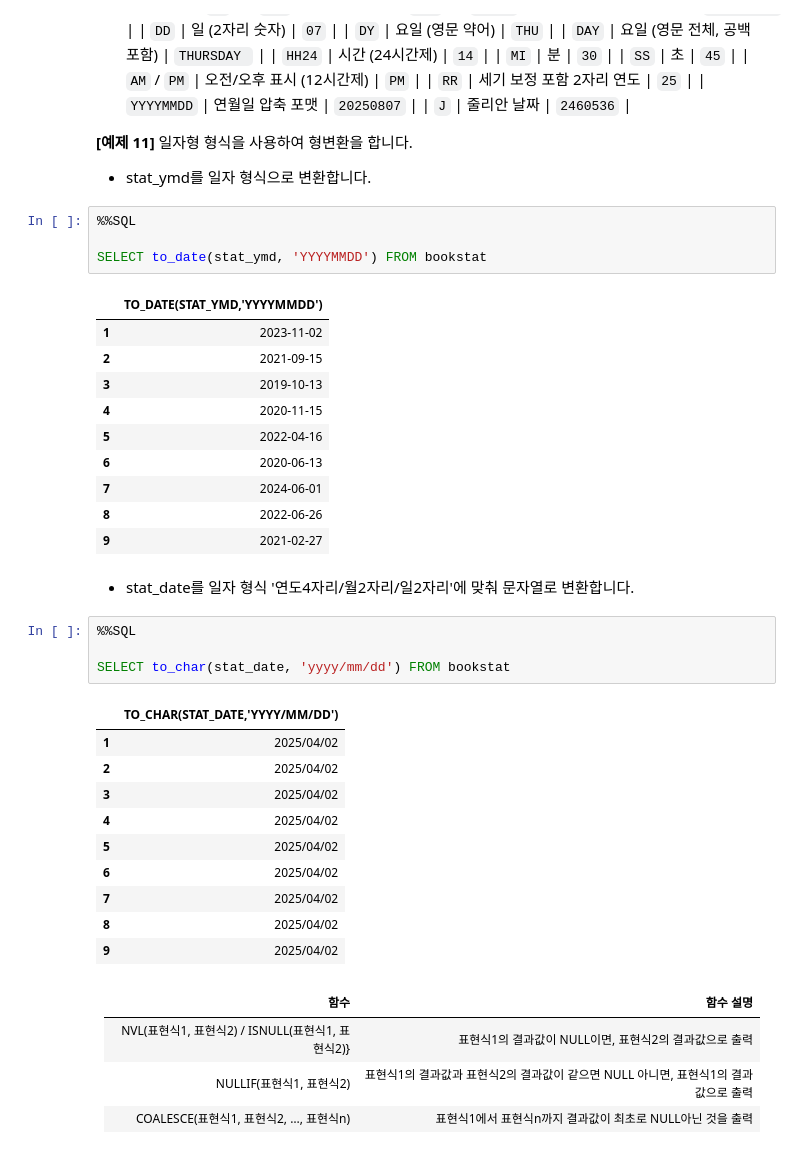
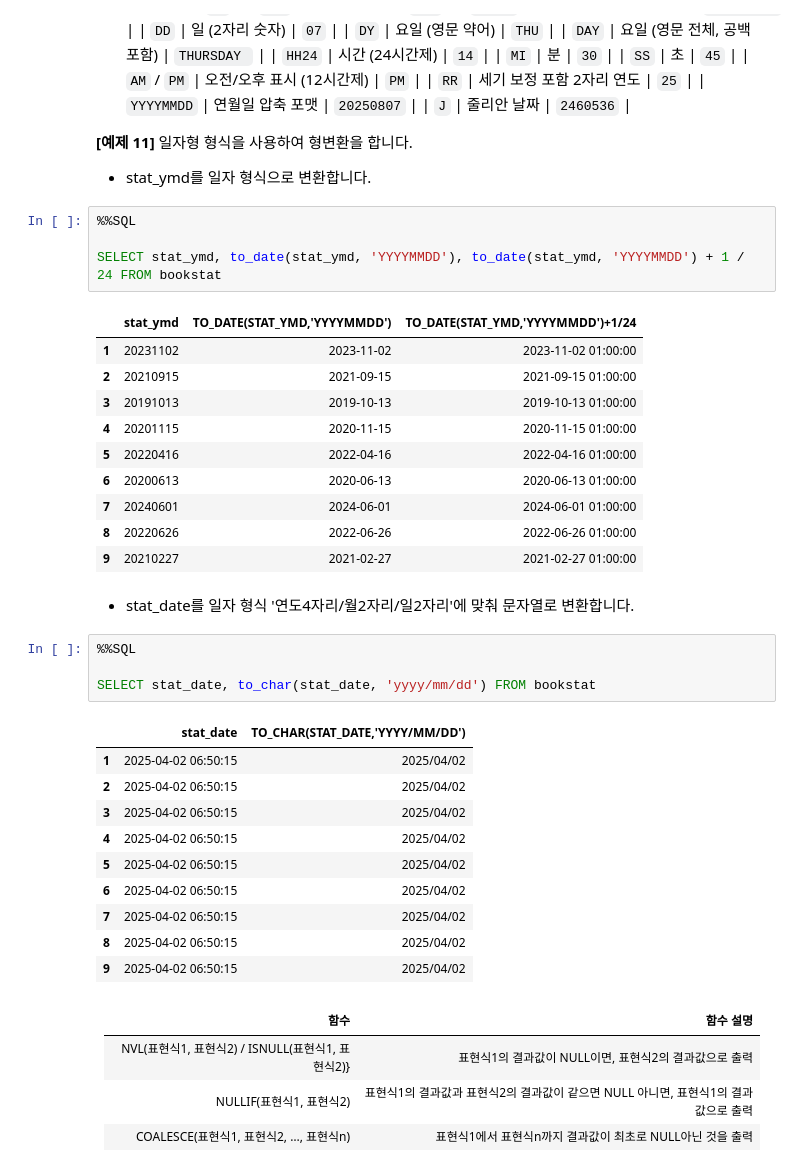
Before and after one commit to sunkusun9/SQLD_2508, a Jupyter notebook: note/1.SQL 기본.ipynb, the cells around one changed output. Saved outputs shown, nothing was run; the diff lists cells and outputs as text.

```diff
--- a/note/1.SQL 기본.ipynb
+++ b/note/1.SQL 기본.ipynb
@@ -732,35 +769,35 @@ FROM bookstat
 # %%
 %%SQL
 
-SELECT to_date(stat_ymd, 'YYYYMMDD') FROM bookstat
+SELECT stat_ymd, to_date(stat_ymd, 'YYYYMMDD'), to_date(stat_ymd, 'YYYYMMDD') + 1 / 24 FROM bookstat
 # %% [output]
-|  | TO_DATE(STAT_YMD,'YYYYMMDD') |
-| 1 | 2023-11-02 |
-| 2 | 2021-09-15 |
-| 3 | 2019-10-13 |
-| 4 | 2020-11-15 |
-| 5 | 2022-04-16 |
-| 6 | 2020-06-13 |
-| 7 | 2024-06-01 |
-| 8 | 2022-06-26 |
-| 9 | 2021-02-27 |
+|  | stat_ymd | TO_DATE(STAT_YMD,'YYYYMMDD') | TO_DATE(STAT_YMD,'YYYYMMDD')+1/24 |
+| 1 | 20231102 | 2023-11-02 | 2023-11-02 01:00:00 |
+| 2 | 20210915 | 2021-09-15 | 2021-09-15 01:00:00 |
+| 3 | 20191013 | 2019-10-13 | 2019-10-13 01:00:00 |
+| 4 | 20201115 | 2020-11-15 | 2020-11-15 01:00:00 |
+| 5 | 20220416 | 2022-04-16 | 2022-04-16 01:00:00 |
+| 6 | 20200613 | 2020-06-13 | 2020-06-13 01:00:00 |
+| 7 | 20240601 | 2024-06-01 | 2024-06-01 01:00:00 |
+| 8 | 20220626 | 2022-06-26 | 2022-06-26 01:00:00 |
+| 9 | 20210227 | 2021-02-27 | 2021-02-27 01:00:00 |
 # %% [markdown]
 - stat_date를 일자 형식 '연도4자리/월2자리/일2자리'에 맞춰 문자열로 변환합니다.
 # %%
 %%SQL
 
-SELECT to_char(stat_date, 'yyyy/mm/dd') FROM bookstat
+SELECT stat_date, to_char(stat_date, 'yyyy/mm/dd') FROM bookstat
 # %% [output]
-|  | TO_CHAR(STAT_DATE,'YYYY/MM/DD') |
-| 1 | 2025/04/02 |
-| 2 | 2025/04/02 |
-| 3 | 2025/04/02 |
-| 4 | 2025/04/02 |
-| 5 | 2025/04/02 |
-| 6 | 2025/04/02 |
-| 7 | 2025/04/02 |
-| 8 | 2025/04/02 |
-| 9 | 2025/04/02 |
+|  | stat_date | TO_CHAR(STAT_DATE,'YYYY/MM/DD') |
+| 1 | 2025-04-02 06:50:15 | 2025/04/02 |
+| 2 | 2025-04-02 06:50:15 | 2025/04/02 |
+| 3 | 2025-04-02 06:50:15 | 2025/04/02 |
+| 4 | 2025-04-02 06:50:15 | 2025/04/02 |
+| 5 | 2025-04-02 06:50:15 | 2025/04/02 |
+| 6 | 2025-04-02 06:50:15 | 2025/04/02 |
+| 7 | 2025-04-02 06:50:15 | 2025/04/02 |
+| 8 | 2025-04-02 06:50:15 | 2025/04/02 |
+| 9 | 2025-04-02 06:50:15 | 2025/04/02 |
 # %% [markdown]
 |함수|함수 설명|
 |---|-----|
```
Also changed, not shown: parts of 36 cells of this notebook, 2 other files.
